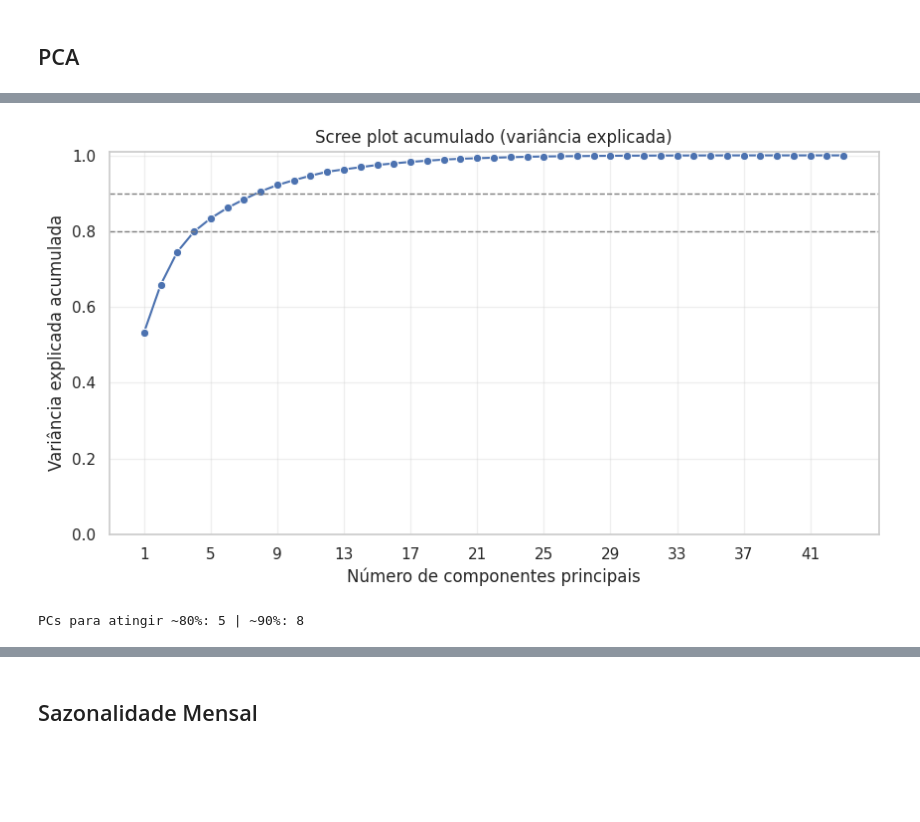
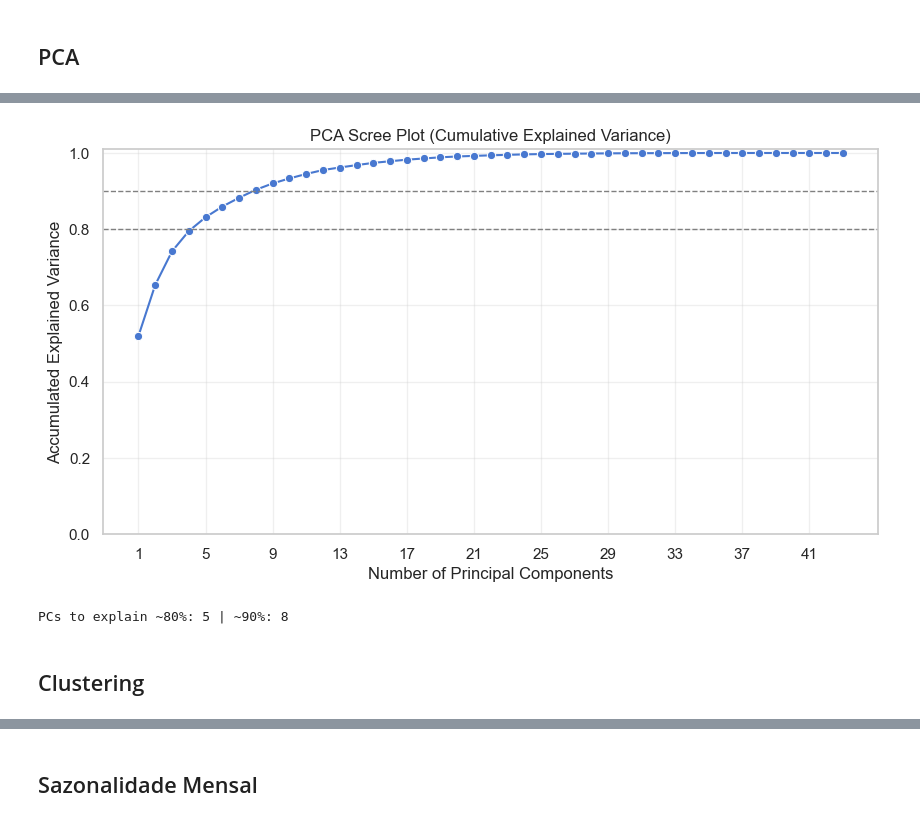
Before and after one commit to claudio3472/SNSDashboard, a Jupyter notebook: notebooks/master_analysis.ipynb, the cells around one changed output, grey strips where cells are left out. Saved outputs shown, nothing was run; the diff lists cells and outputs as text; code cells hidden in the pictures; blank space fills up the shorter version.

```diff
--- a/notebooks/master_analysis.ipynb
+++ b/notebooks/master_analysis.ipynb
@@ -4,8 +4,9 @@ Este notebook foca-se na análise detalhada do ficheiro `master_dataset.csv`, cr
 # %%
 import os
 import pandas as pd
+import numpy as np
 import matplotlib.pyplot as plt
 import seaborn as sns
 
-sns.set_theme(style="whitegrid")
+sns.set_theme(style="whitegrid", palette="muted")
 plt.rcParams['figure.figsize'] = (12, 6)
@@ -346,37 +364,30 @@ ModuleNotFoundError: No module named 'sklearn'
 # %%
-
-from sklearn.preprocessing import StandardScaler
-from sklearn.decomposition import PCA
-import numpy as np
-import matplotlib.pyplot as plt
-import seaborn as sns
-
-# Seleciona apenas numérico
 num_df = df.select_dtypes(include=['number']).copy()
 
-# Escala e PCA com todos os componentes possíveis
 X_scaled = StandardScaler().fit_transform(num_df)
 pca_full = PCA().fit(X_scaled)
 
 expl = pca_full.explained_variance_ratio_
 cum_expl = np.cumsum(expl)
 
 plt.figure(figsize=(10,5))
 sns.lineplot(x=range(1, len(cum_expl)+1), y=cum_expl, marker='o')
 plt.axhline(0.80, color='grey', ls='--', lw=1)
 plt.axhline(0.90, color='grey', ls='--', lw=1)
-plt.title('Scree plot acumulado (variância explicada)')
-plt.xlabel('Número de componentes principais')
-plt.ylabel('Variância explicada acumulada')
+plt.title('PCA Scree Plot (Cumulative Explained Variance)')
+plt.xlabel('Number of Principal Components')
+plt.ylabel('Accumulated Explained Variance')
 plt.xticks(range(1, len(cum_expl)+1, max(1, len(cum_expl)//10)))
 plt.ylim(0, 1.01)
 plt.grid(True, alpha=0.3)
 plt.show()
 
 pc80 = np.argmax(cum_expl >= 0.80) + 1
 pc90 = np.argmax(cum_expl >= 0.90) + 1
-print(f"PCs para atingir ~80%: {pc80} | ~90%: {pc90}")
+print(f"PCs to explain ~80%: {pc80} | ~90%: {pc90}")
 # %% [output]
-[figure, old version]
+[figure, new version]
-PCs para atingir ~80%: 5 | ~90%: 8
+PCs to explain ~80%: 5 | ~90%: 8
+# %% [markdown]
+## Clustering
 # %%
```
Also changed, not shown: parts of 26 cells of this notebook, 4 other files.
